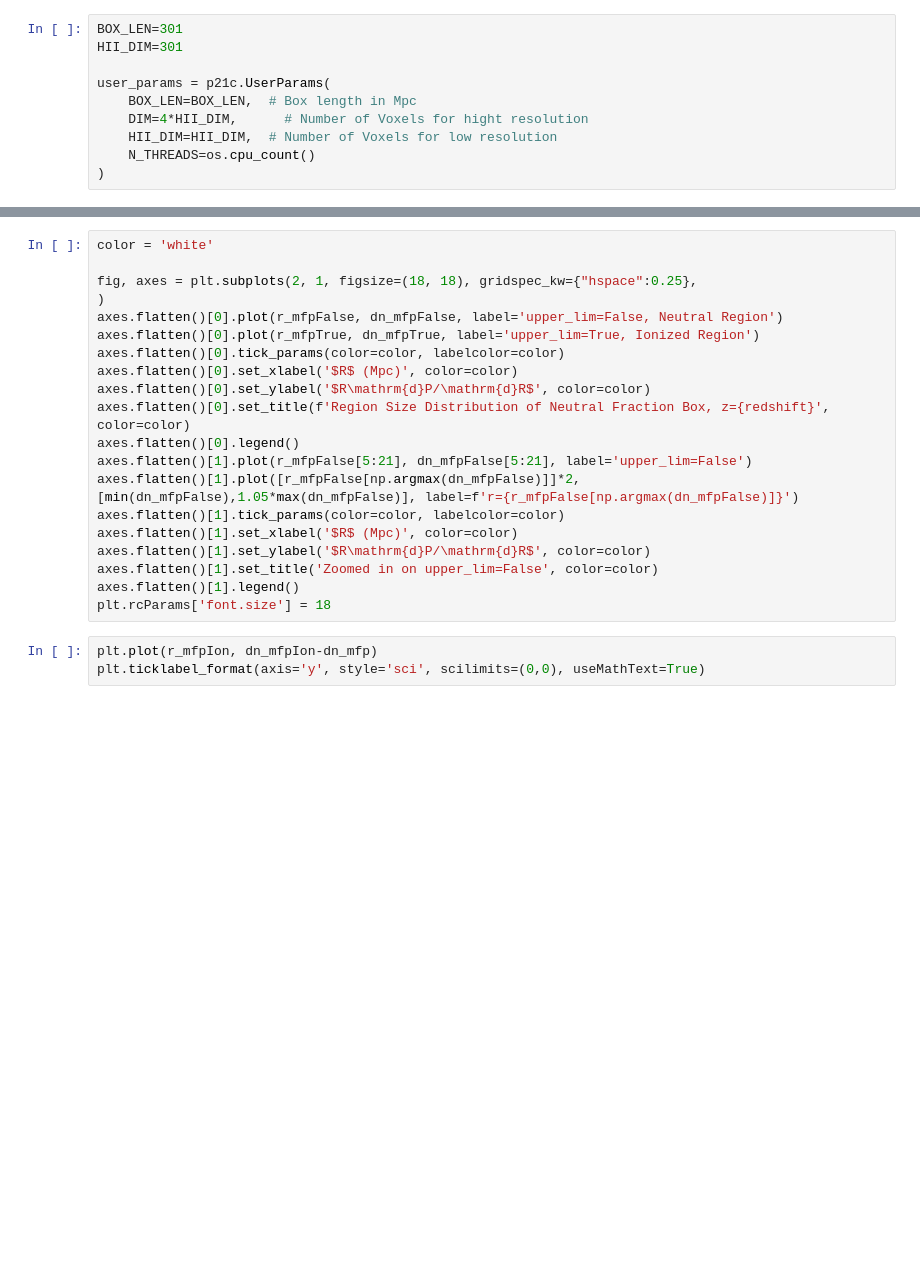
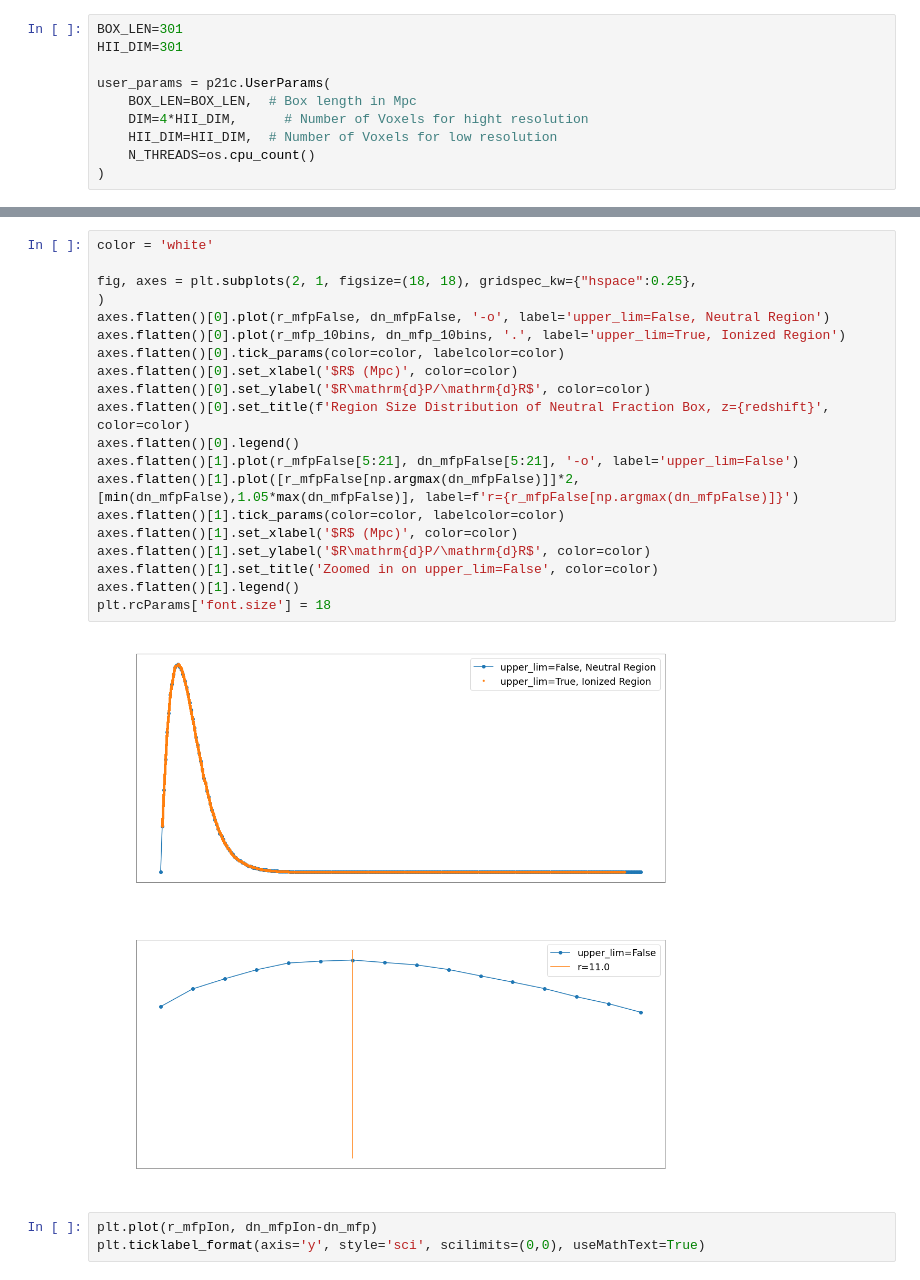
Before and after one commit to tommychinwj/HI_characterization, a Jupyter notebook: Experiment_code.ipynb, the cells around one changed output, grey strips where cells are left out. Saved outputs shown, nothing was run; the diff lists cells and outputs as text; blank space fills up the shorter version.

```diff
--- a/Experiment_code.ipynb
+++ b/Experiment_code.ipynb
@@ -793,23 +840,25 @@ r_mfpTrue, dn_mfpTrue = t2c.mfp(neutral_frac_box, boxsize=BOX_LEN, upper_lim=Tru
 # %%
 color = 'white'
 
 fig, axes = plt.subplots(2, 1, figsize=(18, 18), gridspec_kw={"hspace":0.25},
 )
-axes.flatten()[0].plot(r_mfpFalse, dn_mfpFalse, label='upper_lim=False, Neutral Region')
-axes.flatten()[0].plot(r_mfpTrue, dn_mfpTrue, label='upper_lim=True, Ionized Region')
+axes.flatten()[0].plot(r_mfpFalse, dn_mfpFalse, '-o', label='upper_lim=False, Neutral Region')
+axes.flatten()[0].plot(r_mfp_10bins, dn_mfp_10bins, '.', label='upper_lim=True, Ionized Region')
 axes.flatten()[0].tick_params(color=color, labelcolor=color)
 axes.flatten()[0].set_xlabel('$R$ (Mpc)', color=color)
 axes.flatten()[0].set_ylabel('$R\mathrm{d}P/\mathrm{d}R$', color=color)
 axes.flatten()[0].set_title(f'Region Size Distribution of Neutral Fraction Box, z={redshift}', color=color)
 axes.flatten()[0].legend()
-axes.flatten()[1].plot(r_mfpFalse[5:21], dn_mfpFalse[5:21], label='upper_lim=False')
+axes.flatten()[1].plot(r_mfpFalse[5:21], dn_mfpFalse[5:21], '-o', label='upper_lim=False')
 axes.flatten()[1].plot([r_mfpFalse[np.argmax(dn_mfpFalse)]]*2, [min(dn_mfpFalse),1.05*max(dn_mfpFalse)], label=f'r={r_mfpFalse[np.argmax(dn_mfpFalse)]}')
 axes.flatten()[1].tick_params(color=color, labelcolor=color)
 axes.flatten()[1].set_xlabel('$R$ (Mpc)', color=color)
 axes.flatten()[1].set_ylabel('$R\mathrm{d}P/\mathrm{d}R$', color=color)
 axes.flatten()[1].set_title('Zoomed in on upper_lim=False', color=color)
 axes.flatten()[1].legend()
 plt.rcParams['font.size'] = 18
+# %% [output]
+[figure, added]
 # %%
 plt.plot(r_mfpIon, dn_mfpIon-dn_mfp)
 plt.ticklabel_format(axis='y', style='sci', scilimits=(0,0), useMathText=True)
```
Also changed, not shown: parts of 23 cells of this notebook, 1 other file.
